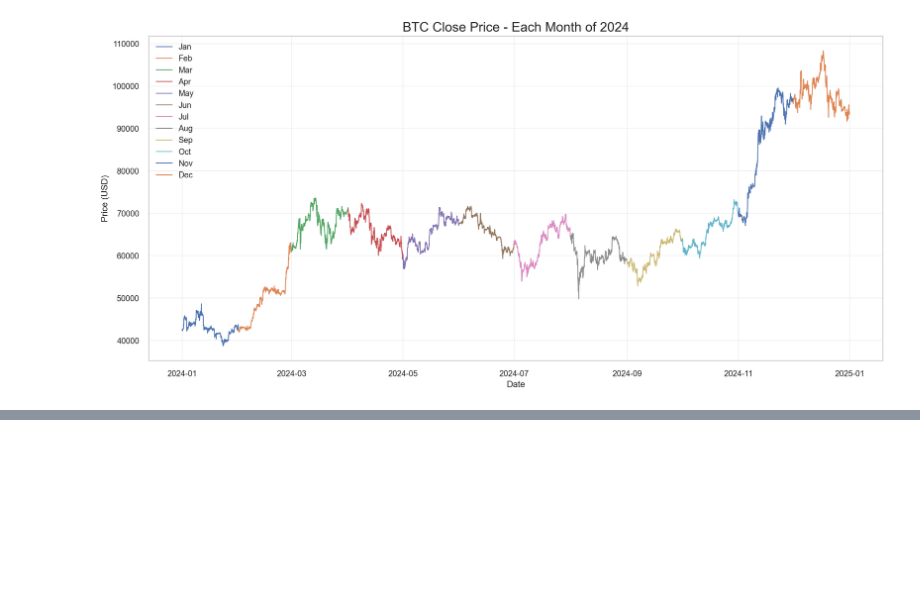
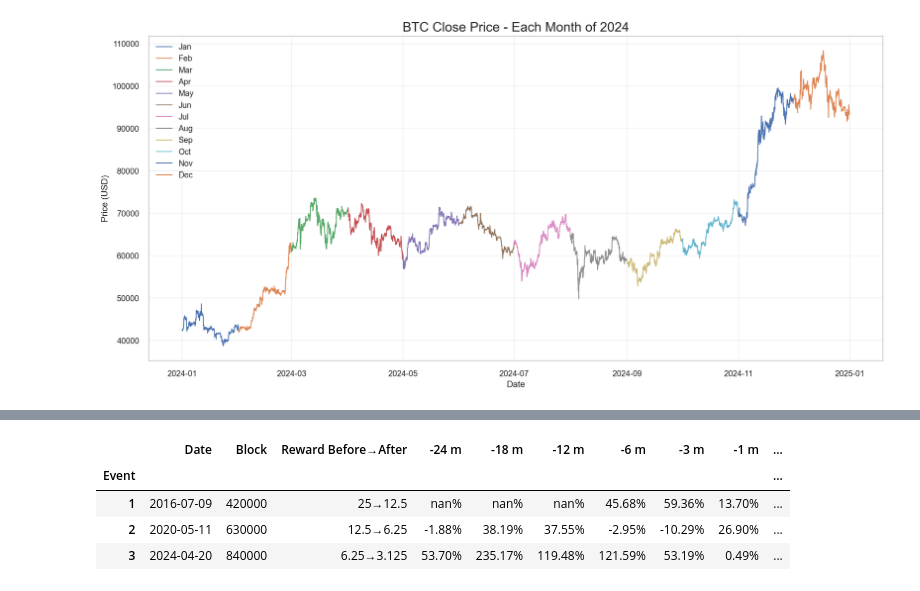
Before and after one commit to Stevenberger1/Stock-Market-Prediction, a Jupyter notebook: data/Statistical_analysis.ipynb, the cells around one changed output, grey strips where cells are left out. Drawn from its saved outputs; the diff is of its cells as text; code cells hidden in the pictures; blank space fills up the shorter version.

```diff
--- a/data/Statistical_analysis.ipynb
+++ b/data/Statistical_analysis.ipynb
@@ -858,0 +941,93 @@ plt.show()
+# %%
+# %% 📊 Bitcoin Halving Impact Analysis
+import pandas as pd, numpy as np, re
+from pathlib import Path
+
+# 1️⃣ LOAD BTC DATA
+CSV = Path(r"C:\Users\ADMIN\Desktop\Coding_projects\stock_market_prediction\Stock-Market-Prediction\data\processed\gemini_btc_data_final_version.csv")
+START_TS = "2015-10-08 14:00:00"
+raw = pd.read_csv(CSV)
+
+date_col = next((c for c in raw.columns if re.search(r"(date|time|stamp)", c, re.I)), None)
+if date_col:
+    raw[date_col] = pd.to_datetime(raw[date_col], errors="coerce")
+    btc = raw.dropna(subset=[date_col]).set_index(date_col).sort_index()
+else:
+    btc = raw.set_index(pd.date_range(START_TS, periods=len(raw), freq="H"))
+
+price = btc["close"].astype(float)
+now = price.index.max()
+
+# 2️⃣ DEFINE HALVING EVENTS
+halvings = [
+    {"event": 1, "date": "2016-07-09", "block": 420000, "before": 25, "after": 12.5},
+    {"event": 2, "date": "2020-05-11", "block": 630000, "before": 12.5, "after": 6.25},
+    {"event": 3, "date": "2024-04-20", "block": 840000, "before": 6.25, "after": 3.125},  # ✅ Fixed event number
+]
+
+RET_MONTHS = [1, 3, 6, 12, 18, 24]
+
+# 3️⃣ GET PRICE HELPER FUNCTION
+def get_price(ts):
+    idx = price.index.searchsorted(ts, side="right") - 1
+    return price.iloc[idx] if 0 <= idx < len(price) else np.nan
+
+# 4️⃣ BUILD TABLE
+results = []
+for h in halvings:
+    ev_date = pd.to_datetime(h["date"])
+    p0 = get_price(ev_date)
+    row = {
+        "Event":       h["event"],
+        "Date":        h["date"],
+        "Block":       h["block"],
+        "Reward Before→After": f"{h['before']}→{h['after']}",
+        "Price@Halving": p0
+    }
+
+    # Before halving: price % change from past → halving
+    for m in RET_MONTHS:
+        past = get_price(ev_date - pd.DateOffset(months=m))
+        row[f"-{m} m"] = (p0 / past - 1) if past > 0 else np.nan
+
+    # After halving: price % change from halving → future
+    for m in RET_MONTHS:
+        future_date = ev_date + pd.DateOffset(months=m)
+        label = f"+{m} m"
+
+        if future_date <= now:
+            fut = get_price(future_date)
+            row[label] = (fut / p0 - 1) if p0 > 0 else np.nan
+        else:
+            # Special case for 2024 halving +12m → use +11m value if exists
+            if h["event"] == 3 and m == 12:
+                fallback_date = ev_date + pd.DateOffset(months=11)
+                if fallback_date <= now:
+                    fut = get_price(fallback_date)
+                    row[label] = (fut / p0 - 1) if p0 > 0 else np.nan
+                else:
+                    row[label] = np.nan
+            else:
+                row[label] = np.nan  # Future data not available
+
+    results.append(row)
+
+df_res = pd.DataFrame(results).set_index("Event")
+
+# 5️⃣ REORDER COLUMNS
+before_cols = [f"-{m} m" for m in sorted(RET_MONTHS, reverse=True)]
+after_cols  = [f"+{m} m" for m in RET_MONTHS]
+col_order = ["Date", "Block", "Reward Before→After"] + before_cols + ["Price@Halving"] + after_cols
+df_res = df_res[col_order]
+
+# 6️⃣ DISPLAY STYLED TABLE
+fmt = "{:.2%}".format
+display(
+    df_res.style
+          .format({
+              **{c: fmt for c in before_cols + after_cols},
+              "Price@Halving": "${:,.2f}".format
+          })
+          .set_caption("BTC Price Changes Around Halving Events\n(–24 m → +24 m ordering, with fallback for 2024 +12m)")
+)
+# %% [output]
@@ -858,0 +1035,5 @@ plt.show()
+|  | Date | Block | Reward Before→After | -24 m | -18 m | -12 m | -6 m | -3 m | -1 m | ... |
+| Event |  |  |  |  |  |  |  |  |  | ... |
+| 1 | 2016-07-09 | 420000 | 25→12.5 | nan% | nan% | nan% | 45.68% | 59.36% | 13.70% | ... |
+| 2 | 2020-05-11 | 630000 | 12.5→6.25 | -1.88% | 38.19% | 37.55% | -2.95% | -10.29% | 26.90% | ... |
+| 3 | 2024-04-20 | 840000 | 6.25→3.125 | 53.70% | 235.17% | 119.48% | 121.59% | 53.19% | 0.49% | ... |
```
Also changed, not shown: parts of 6 cells of this notebook.
